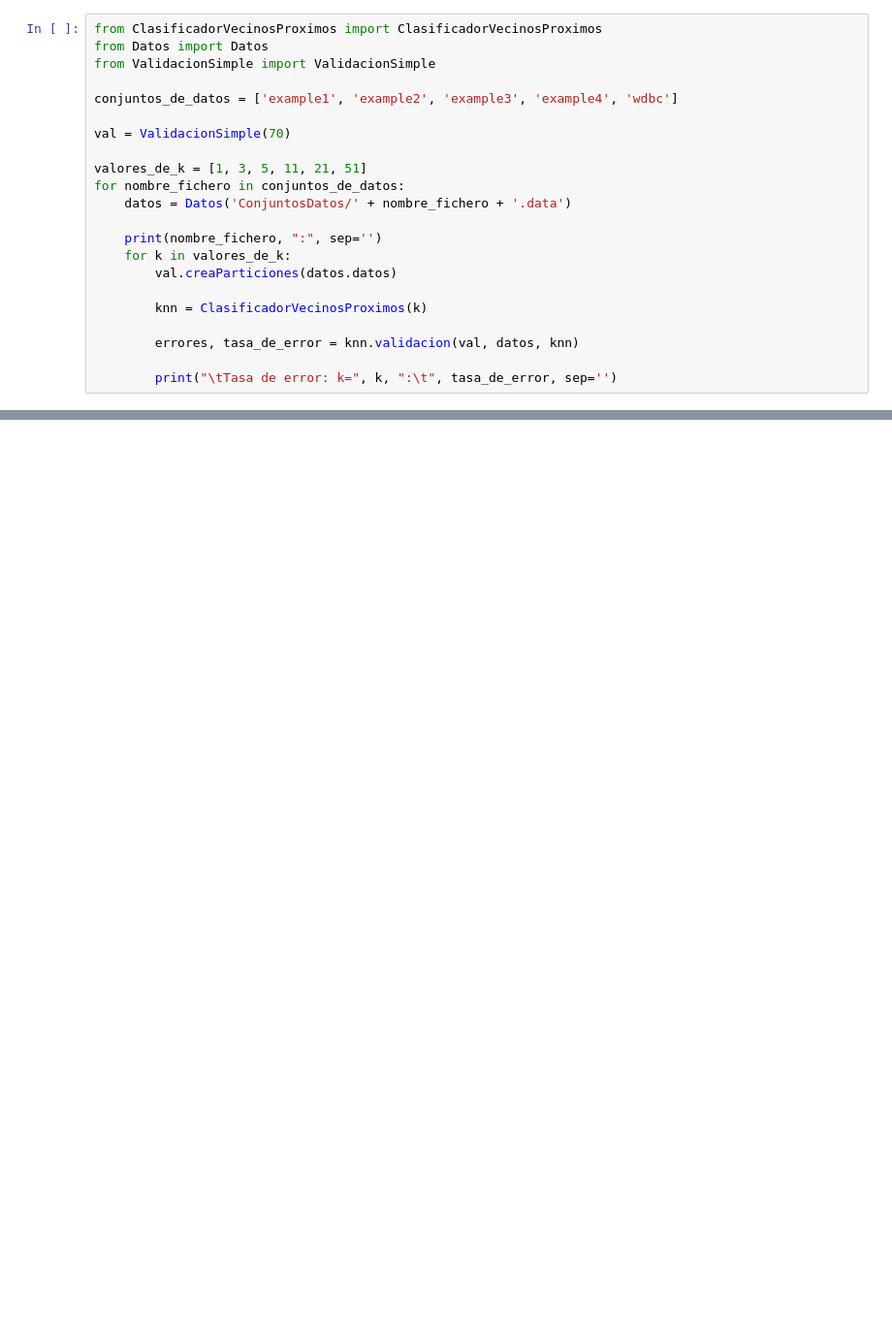
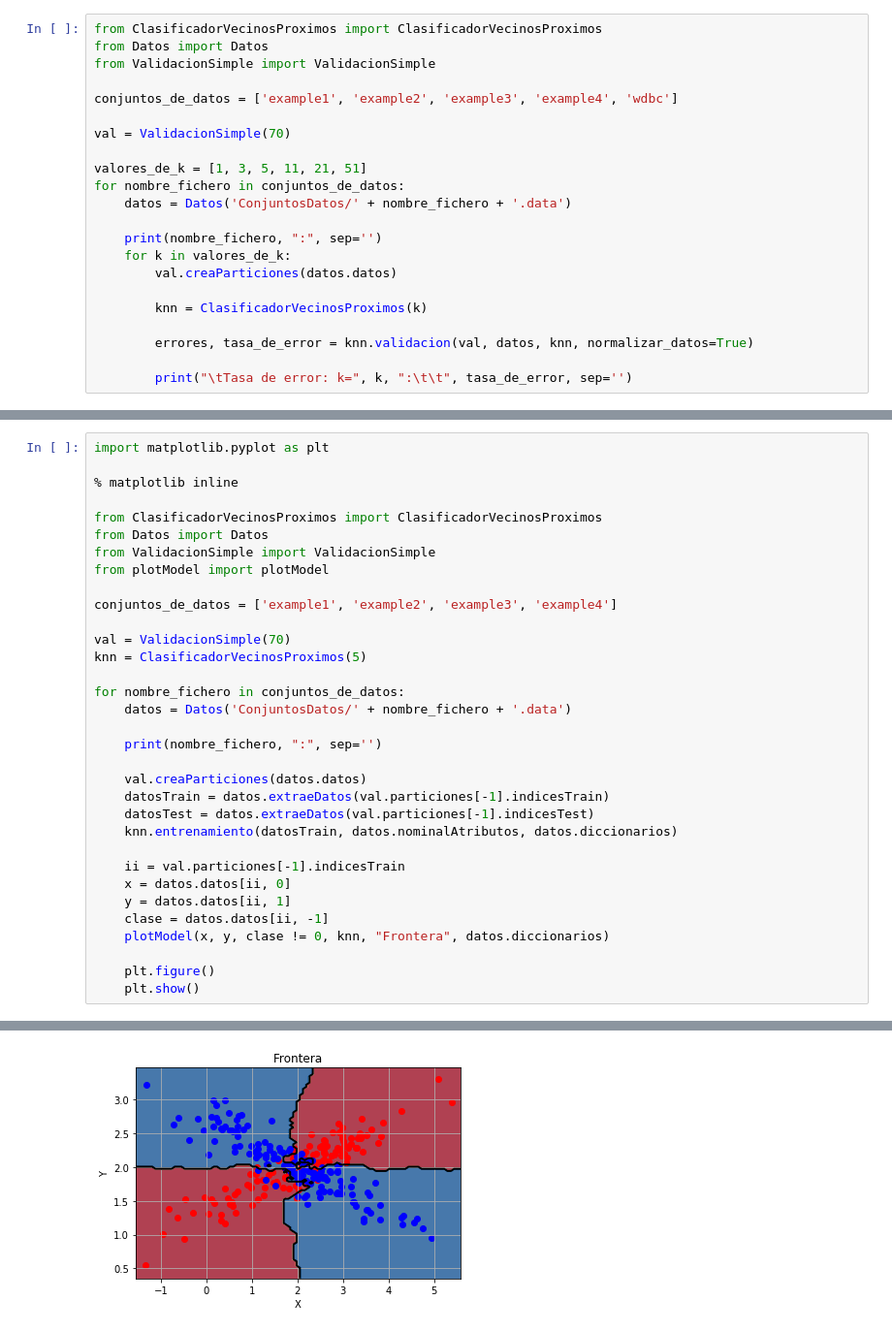
Before and after one commit to ArturoBlazquez/FAA, a Jupyter notebook: P2/practica 2.ipynb, the cells around one changed output, grey strips where cells are left out. Shown at 97% size. Drawn from its saved outputs; the diff is of its cells as text; blank space fills up the shorter version.

Commit message:
Acabados clasificadores y plots. Falta sklearn y hacer la memoria en el notebook.

```diff
--- a/P2/practica 2.ipynb
+++ b/P2/practica 2.ipynb
@@ -17,8 +17,8 @@ for nombre_fichero in conjuntos_de_datos:
 
         knn = ClasificadorVecinosProximos(k)
 
-        errores, tasa_de_error = knn.validacion(val, datos, knn)
+        errores, tasa_de_error = knn.validacion(val, datos, knn, normalizar_datos=True)
 
-        print("\tTasa de error: k=", k, ":\t", tasa_de_error, sep='')
+        print("\tTasa de error: k=", k, ":\t\t", tasa_de_error, sep='')
 # %% [output]
 example1:
@@ -70,0 +73,34 @@ wdbc:
+# %%
+import matplotlib.pyplot as plt
+
+% matplotlib inline
+
+from ClasificadorVecinosProximos import ClasificadorVecinosProximos
+from Datos import Datos
+from ValidacionSimple import ValidacionSimple
+from plotModel import plotModel
+
+conjuntos_de_datos = ['example1', 'example2', 'example3', 'example4']
+
+val = ValidacionSimple(70)
+knn = ClasificadorVecinosProximos(5)
+
+for nombre_fichero in conjuntos_de_datos:
+    datos = Datos('ConjuntosDatos/' + nombre_fichero + '.data')
+
+    print(nombre_fichero, ":", sep='')
+
+    val.creaParticiones(datos.datos)
+    datosTrain = datos.extraeDatos(val.particiones[-1].indicesTrain)
+    datosTest = datos.extraeDatos(val.particiones[-1].indicesTest)
+    knn.entrenamiento(datosTrain, datos.nominalAtributos, datos.diccionarios)
+
+    ii = val.particiones[-1].indicesTrain
+    x = datos.datos[ii, 0]
+    y = datos.datos[ii, 1]
+    clase = datos.datos[ii, -1]
+    plotModel(x, y, clase != 0, knn, "Frontera", datos.diccionarios)
+
+    plt.figure()
+    plt.show()
+# %% [output]
@@ -70,0 +108 @@ wdbc:
+[figure, added]
```
Also changed, not shown: parts of 5 cells of this notebook, 4 other files.
